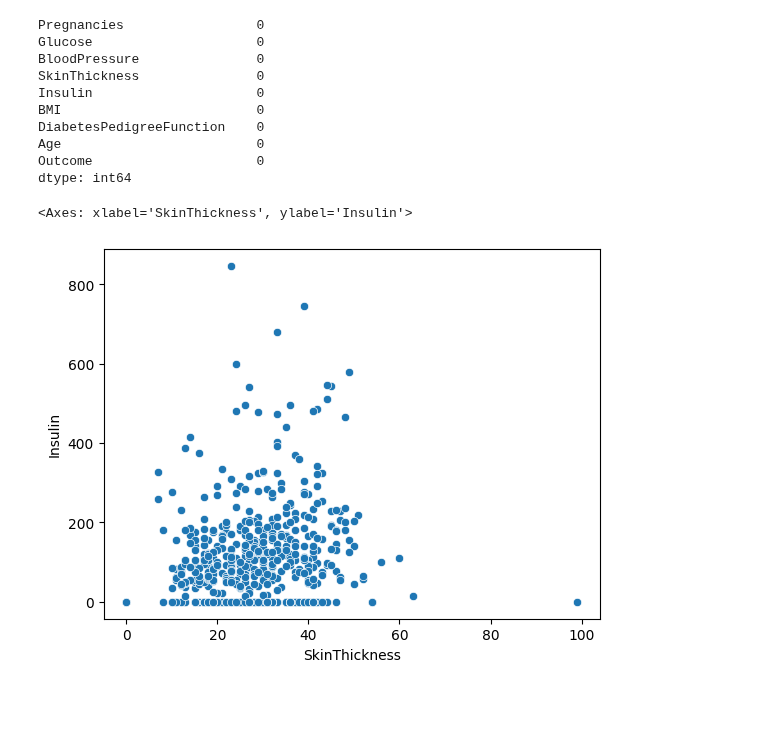
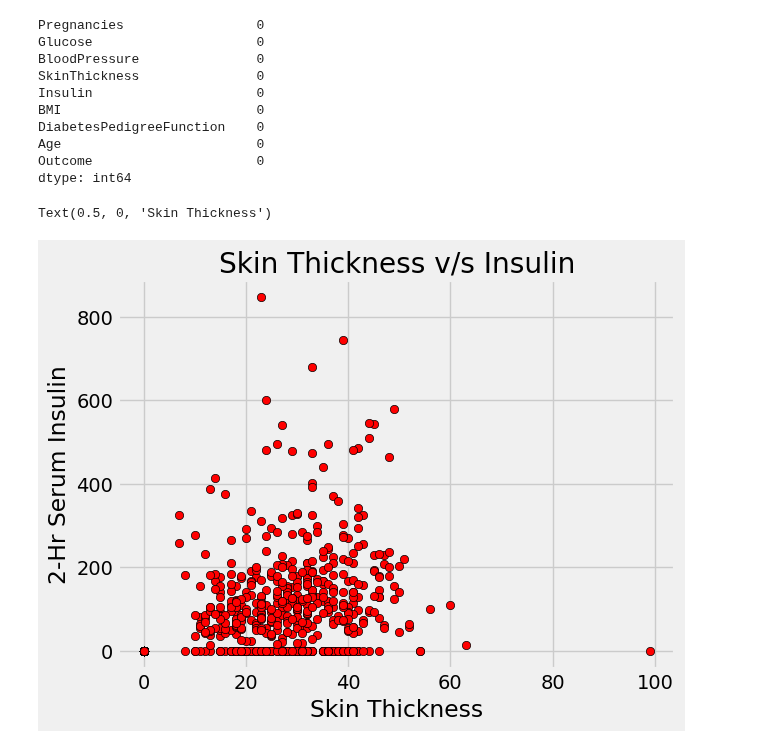
Before and after one commit to SianRods/Data-Science-ML, a Jupyter notebook: Diabetes_Data_Set/notebooks/d1.ipynb, the cells around one changed output. Drawn from its saved outputs; the diff is of its cells as text; code cells hidden in the pictures; blank space fills up the shorter version.

```diff
--- a/Diabetes_Data_Set/notebooks/d1.ipynb
+++ b/Diabetes_Data_Set/notebooks/d1.ipynb
@@ -62,8 +65,12 @@ DiabetesPedigreeFunction    0
 Age                         0
 Outcome                     0
 dtype: int64
-# %%
-sns.scatterplot(x='SkinThickness',y='Insulin',data=diabetes_df)
-# %% [output]
-<Axes: xlabel='SkinThickness', ylabel='Insulin'>
-[figure, removed]
+# %%
+plt.style.use('fivethirtyeight')
+plt.scatter(x='SkinThickness',y='Insulin',data=diabetes_df,edgecolors='black',c='r')
+plt.title("Skin Thickness v/s Insulin")
+plt.ylabel('2-Hr Serum Insulin')
+plt.xlabel("Skin Thickness")
+# %% [output]
+Text(0.5, 0, 'Skin Thickness')
+[figure, added]
```
Also changed, not shown: parts of 18 cells of this notebook, 1 other file.
